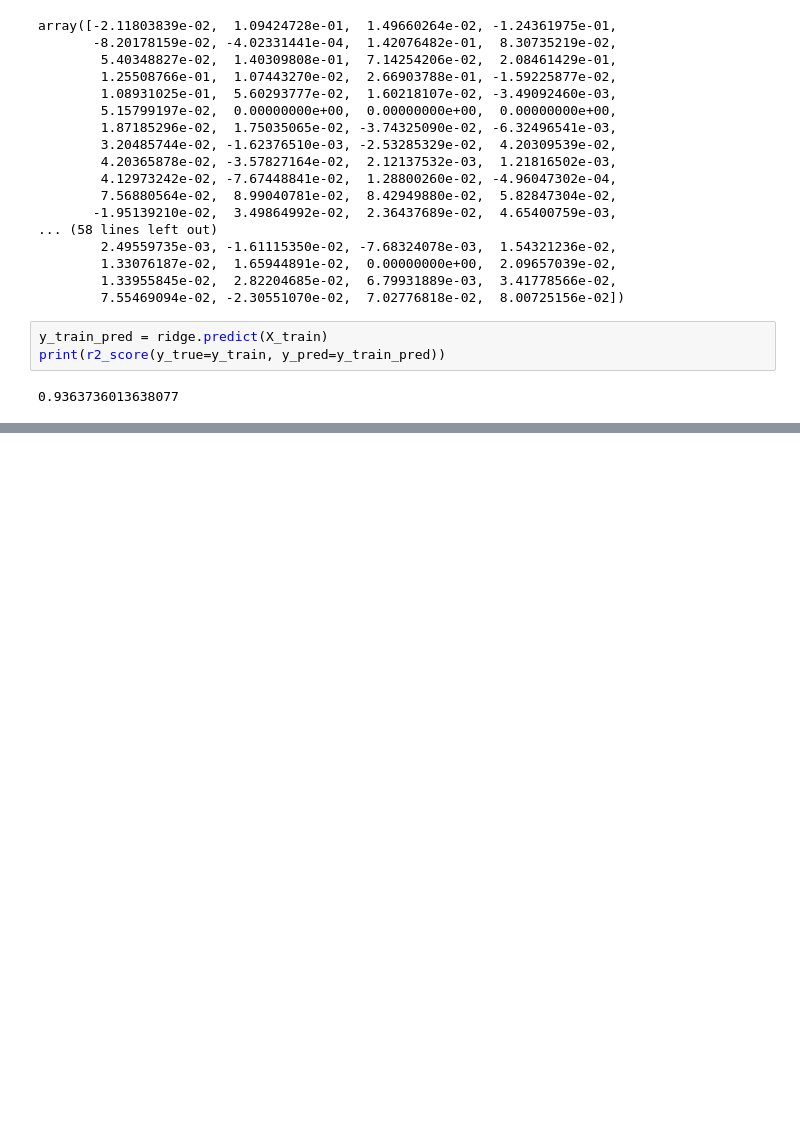
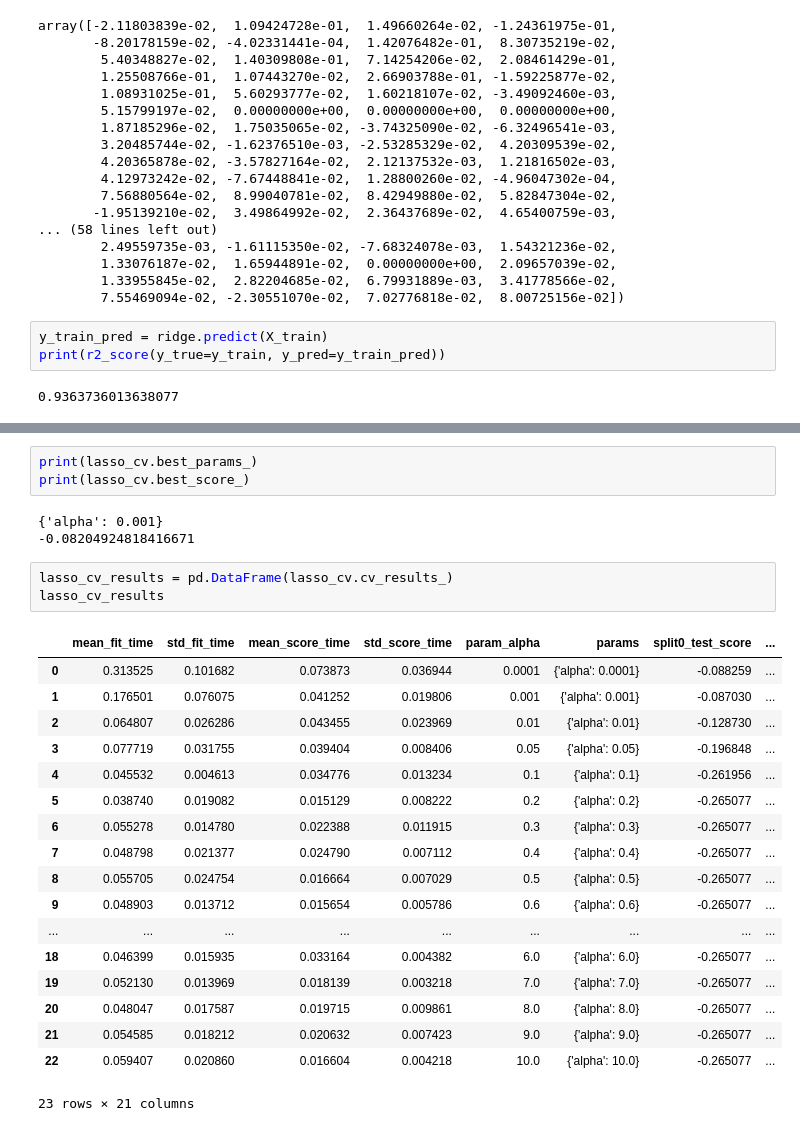
Before and after one commit to ranpariyachetan/advancedregression-assignment, a Jupyter notebook: House_Price_Assignment.ipynb, the cells around one changed output, grey strips where cells are left out. Drawn from its saved outputs; the diff is of its cells as text; blank space fills up the shorter version.

```diff
--- a/House_Price_Assignment.ipynb
+++ b/House_Price_Assignment.ipynb
@@ -690,0 +714,28 @@ print(r2_score(y_true=y_train, y_pred=y_train_pred))
+# %%
+print(lasso_cv.best_params_)
+print(lasso_cv.best_score_)
+# %% [output]
+{'alpha': 0.001}
+-0.08204924818416671
+# %%
+lasso_cv_results = pd.DataFrame(lasso_cv.cv_results_)
+lasso_cv_results
+# %% [output]
+|  | mean_fit_time | std_fit_time | mean_score_time | std_score_time | param_alpha | params | split0_test_score | ... |
+| 0 | 0.313525 | 0.101682 | 0.073873 | 0.036944 | 0.0001 | {'alpha': 0.0001} | -0.088259 | ... |
+| 1 | 0.176501 | 0.076075 | 0.041252 | 0.019806 | 0.001 | {'alpha': 0.001} | -0.087030 | ... |
+| 2 | 0.064807 | 0.026286 | 0.043455 | 0.023969 | 0.01 | {'alpha': 0.01} | -0.128730 | ... |
+| 3 | 0.077719 | 0.031755 | 0.039404 | 0.008406 | 0.05 | {'alpha': 0.05} | -0.196848 | ... |
+| 4 | 0.045532 | 0.004613 | 0.034776 | 0.013234 | 0.1 | {'alpha': 0.1} | -0.261956 | ... |
+| 5 | 0.038740 | 0.019082 | 0.015129 | 0.008222 | 0.2 | {'alpha': 0.2} | -0.265077 | ... |
+| 6 | 0.055278 | 0.014780 | 0.022388 | 0.011915 | 0.3 | {'alpha': 0.3} | -0.265077 | ... |
+| 7 | 0.048798 | 0.021377 | 0.024790 | 0.007112 | 0.4 | {'alpha': 0.4} | -0.265077 | ... |
+| 8 | 0.055705 | 0.024754 | 0.016664 | 0.007029 | 0.5 | {'alpha': 0.5} | -0.265077 | ... |
+| 9 | 0.048903 | 0.013712 | 0.015654 | 0.005786 | 0.6 | {'alpha': 0.6} | -0.265077 | ... |
+| ... | ... | ... | ... | ... | ... | ... | ... | ... |
+| 18 | 0.046399 | 0.015935 | 0.033164 | 0.004382 | 6.0 | {'alpha': 6.0} | -0.265077 | ... |
+| 19 | 0.052130 | 0.013969 | 0.018139 | 0.003218 | 7.0 | {'alpha': 7.0} | -0.265077 | ... |
+| 20 | 0.048047 | 0.017587 | 0.019715 | 0.009861 | 8.0 | {'alpha': 8.0} | -0.265077 | ... |
+| 21 | 0.054585 | 0.018212 | 0.020632 | 0.007423 | 9.0 | {'alpha': 9.0} | -0.265077 | ... |
+| 22 | 0.059407 | 0.020860 | 0.016604 | 0.004218 | 10.0 | {'alpha': 10.0} | -0.265077 | ... |
+23 rows × 21 columns
```
Also changed, not shown: parts of 9 cells of this notebook.
